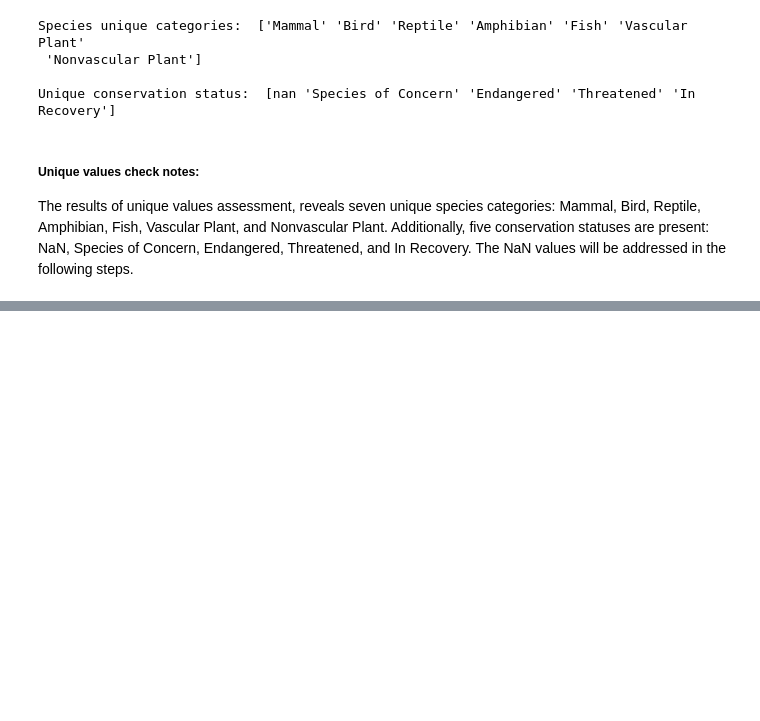
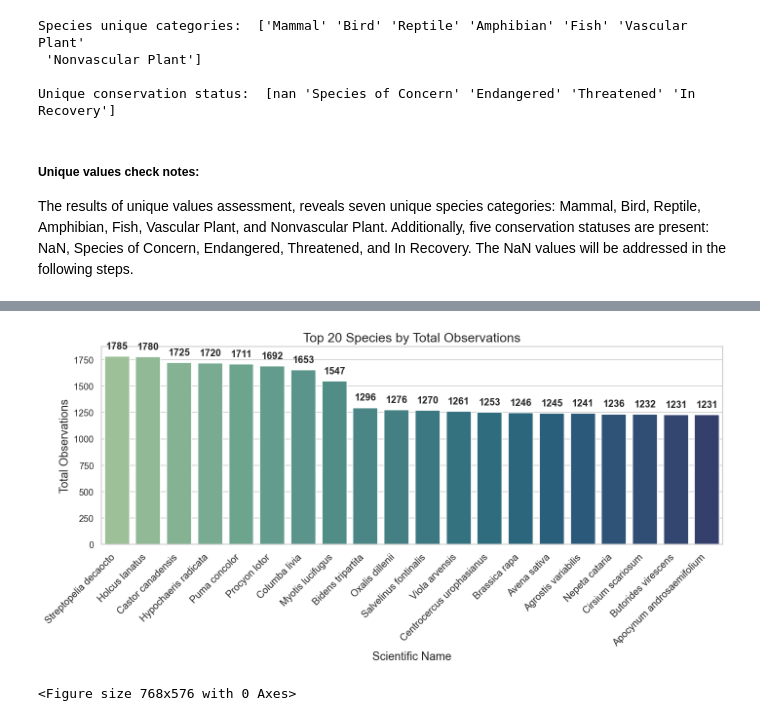
Before and after one commit to AndreRibeiro879/Codecademy_Learning_Portfolio_Projects, a Jupyter notebook: 04_BIODIVERSITY_ML_CAR_PATH/biodiversity.ipynb, the cells around one changed output, grey strips where cells are left out. Drawn from its saved outputs; the diff is of its cells as text; code cells hidden in the pictures; blank space fills up the shorter version.

```diff
--- a/04_BIODIVERSITY_ML_CAR_PATH/biodiversity.ipynb
+++ b/04_BIODIVERSITY_ML_CAR_PATH/biodiversity.ipynb
@@ -319,0 +387,46 @@ ___
+# %%
+# Visualizing Data initial behaviour
+# Top 20 Species by Total Observations
+
+# Count total observations per species
+species_obs = observ.groupby('scientific_name')['observations'].sum().reset_index()
+species_obs = species_obs.sort_values(by='observations', ascending=False)
+
+# Plot setup
+plt.figure(figsize=(12, 6))
+ax = sns.barplot(
+    data=species_obs.head(20),
+    x='scientific_name',
+    y='observations',
+    hue='scientific_name',       # Explicit hue assignment
+    palette='crest',
+    legend=False                 # Suppress legend since hue is just for color
+)
+
+# Title and labels
+plt.title('Top 20 Species by Total Observations', fontsize=16)
+plt.xlabel('Scientific Name', fontsize=14)
+plt.ylabel('Total Observations', fontsize=14)
+plt.xticks(rotation=45, ha='right', fontsize=12)
+
+# Add annotations above bars
+for bar in ax.patches:
+    height = bar.get_height()
+    ax.text(
+        bar.get_x() + bar.get_width() / 2,
+        height + 50,
+        f'{int(height)}',
+        ha='center',
+        va='bottom',
+        fontweight='bold',
+        fontsize=12
+    )
+
+# Layout and save
+plt.tight_layout()
+plt.savefig('top_spec_observ.png', dpi=300)
+plt.show()
+plt.clf()
+# %% [output]
+[figure, added]
+<Figure size 768x576 with 0 Axes>
```
Also changed, not shown: parts of 90 cells of this notebook.
